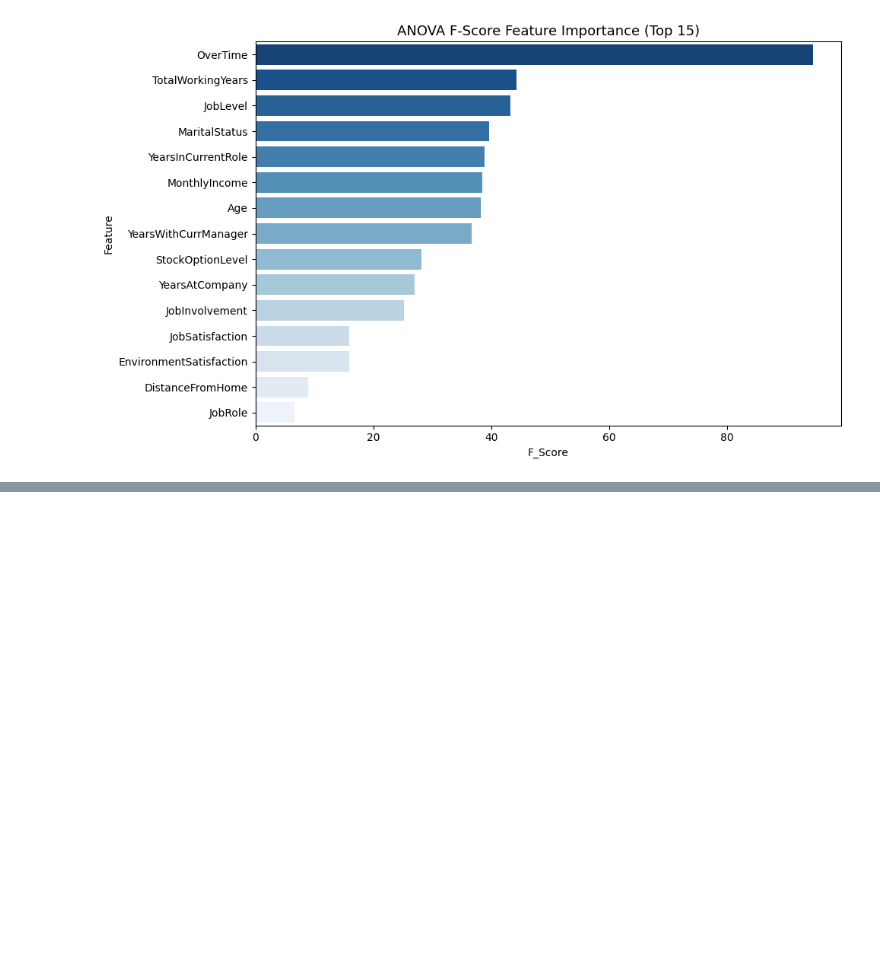
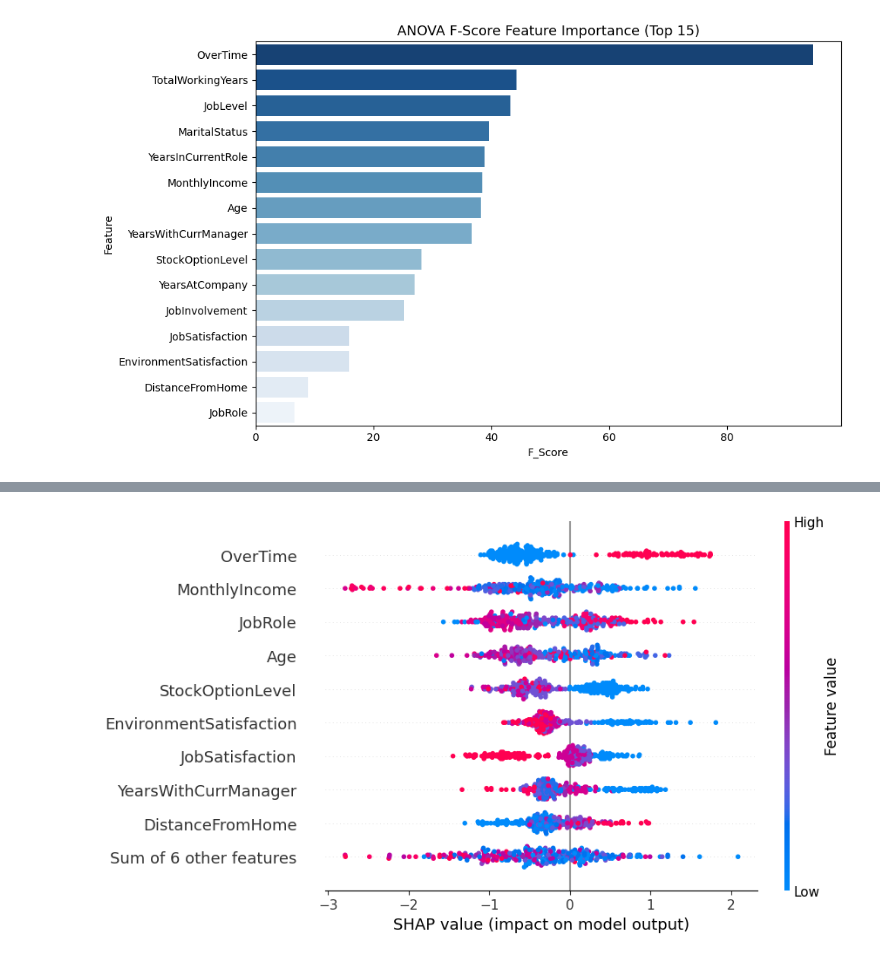
Before and after one commit to athulyamannambath/Employee-Attrition-Prediction-Using-HR-Analytics, a Jupyter notebook: employye.ipynb, the cells around one changed output, grey strips where cells are left out. Saved outputs shown, nothing was run; the diff lists cells and outputs as text; code cells hidden in the pictures; blank space fills up the shorter version.

```diff
--- a/employye.ipynb
+++ b/employye.ipynb
@@ -464,0 +572,4 @@ Features: ['MaritalStatus', 'JobSatisfaction', 'EnvironmentSatisfaction', 'Daily
+# %%
+shap.plots.beeswarm(shap_values)
+# %% [output]
+[figure, added]
```
Also changed, not shown: parts of 15 cells of this notebook, 4 other files.
